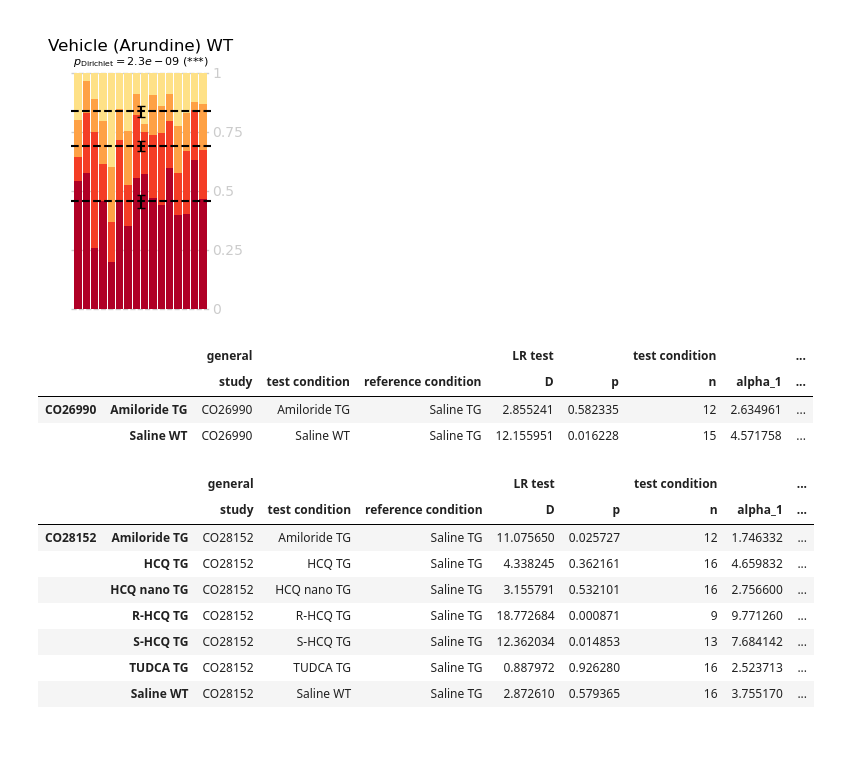
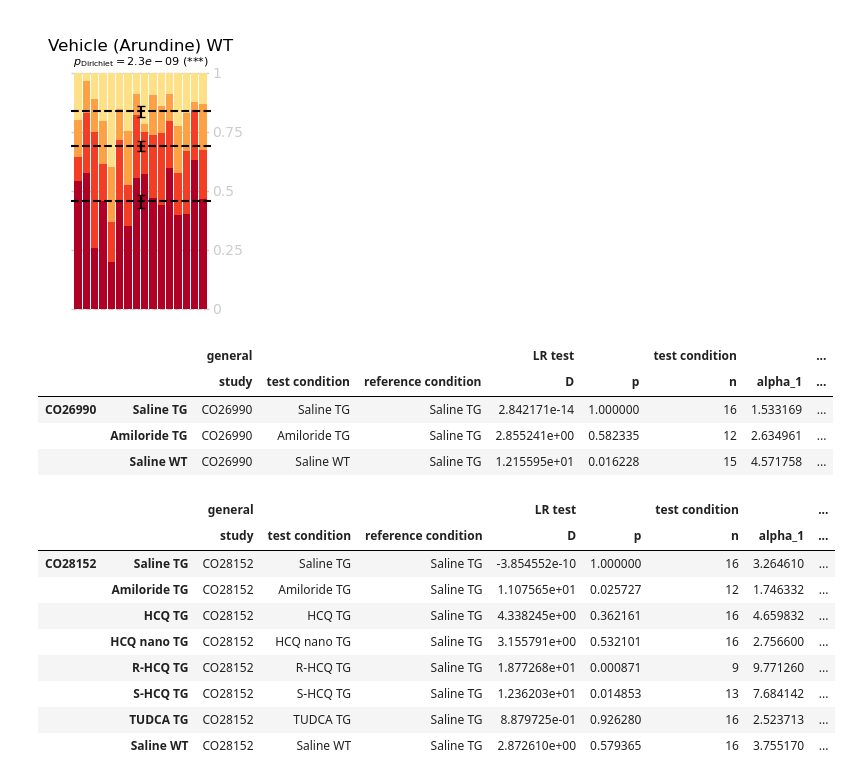
Before and after one commit to attilagk/CTNS-notebook, a Jupyter notebook: 2024-06-26-mwm-test-probe-CO28154/2024-06-26-mwm-test-probe-CO28154.ipynb, the cells around one changed output. Cells and saved outputs as stored; diff of their text form; code cells hidden in the pictures; blank space fills up the shorter version.

```diff
--- a/2024-06-26-mwm-test-probe-CO28154/2024-06-26-mwm-test-probe-CO28154.ipynb
+++ b/2024-06-26-mwm-test-probe-CO28154/2024-06-26-mwm-test-probe-CO28154.ipynb
@@ -247,7 +247,7 @@ def test_same_distro(comparisons, data=data_CO26990, study='CO26990'):
 #test_same_distro_one('Saline WT', 'Saline TG', data=data_CO26990)
 
 comparisons_CO26990 = np.array([
-    #['Saline TG', 'Saline TG'],
+    ['Saline TG', 'Saline TG'],
     ['Amiloride TG', 'Saline TG'],
     ['Saline WT', 'Saline TG'],
 ])
@@ -257,30 +257,33 @@ results_CO26990
 # %% [output]
 |  |  | general |  |  | LR test |  | test condition |  | ... |
 |  |  | study | test condition | reference condition | D | p | n | alpha_1 | ... |
-| CO26990 | Amiloride TG | CO26990 | Amiloride TG | Saline TG | 2.855241 | 0.582335 | 12 | 2.634961 | ... |
-|  | Saline WT | CO26990 | Saline WT | Saline TG | 12.155951 | 0.016228 | 15 | 4.571758 | ... |
+| CO26990 | Saline TG | CO26990 | Saline TG | Saline TG | 2.842171e-14 | 1.000000 | 16 | 1.533169 | ... |
+|  | Amiloride TG | CO26990 | Amiloride TG | Saline TG | 2.855241e+00 | 0.582335 | 12 | 2.634961 | ... |
+|  | Saline WT | CO26990 | Saline WT | Saline TG | 1.215595e+01 | 0.016228 | 15 | 4.571758 | ... |
 # %%
 comparisons_CO28152 = np.array([
+    ['Saline TG', 'Saline TG'],
     ['Amiloride TG', 'Saline TG'],
     ['HCQ TG', 'Saline TG'],
     ['HCQ nano TG', 'Saline TG'],
     ['R-HCQ TG', 'Saline TG'],
     ['S-HCQ TG', 'Saline TG'],
     ['TUDCA TG', 'Saline TG'],
     ['Saline WT', 'Saline TG'],
 ])
 
 results_CO28152 = test_same_distro(comparisons_CO28152, data=data_CO28152, study='CO28152')
 results_CO28152
 # %% [output]
 |  |  | general |  |  | LR test |  | test condition |  | ... |
 |  |  | study | test condition | reference condition | D | p | n | alpha_1 | ... |
-| CO28152 | Amiloride TG | CO28152 | Amiloride TG | Saline TG | 11.075650 | 0.025727 | 12 | 1.746332 | ... |
-|  | HCQ TG | CO28152 | HCQ TG | Saline TG | 4.338245 | 0.362161 | 16 | 4.659832 | ... |
-|  | HCQ nano TG | CO28152 | HCQ nano TG | Saline TG | 3.155791 | 0.532101 | 16 | 2.756600 | ... |
-|  | R-HCQ TG | CO28152 | R-HCQ TG | Saline TG | 18.772684 | 0.000871 | 9 | 9.771260 | ... |
-|  | S-HCQ TG | CO28152 | S-HCQ TG | Saline TG | 12.362034 | 0.014853 | 13 | 7.684142 | ... |
-|  | TUDCA TG | CO28152 | TUDCA TG | Saline TG | 0.887972 | 0.926280 | 16 | 2.523713 | ... |
-|  | Saline WT | CO28152 | Saline WT | Saline TG | 2.872610 | 0.579365 | 16 | 3.755170 | ... |
+| CO28152 | Saline TG | CO28152 | Saline TG | Saline TG | -3.854552e-10 | 1.000000 | 16 | 3.264610 | ... |
+|  | Amiloride TG | CO28152 | Amiloride TG | Saline TG | 1.107565e+01 | 0.025727 | 12 | 1.746332 | ... |
+|  | HCQ TG | CO28152 | HCQ TG | Saline TG | 4.338245e+00 | 0.362161 | 16 | 4.659832 | ... |
+|  | HCQ nano TG | CO28152 | HCQ nano TG | Saline TG | 3.155791e+00 | 0.532101 | 16 | 2.756600 | ... |
+|  | R-HCQ TG | CO28152 | R-HCQ TG | Saline TG | 1.877268e+01 | 0.000871 | 9 | 9.771260 | ... |
+|  | S-HCQ TG | CO28152 | S-HCQ TG | Saline TG | 1.236203e+01 | 0.014853 | 13 | 7.684142 | ... |
+|  | TUDCA TG | CO28152 | TUDCA TG | Saline TG | 8.879725e-01 | 0.926280 | 16 | 2.523713 | ... |
+|  | Saline WT | CO28152 | Saline WT | Saline TG | 2.872610e+00 | 0.579365 | 16 | 3.755170 | ... |
 # %%
 comparisons_CO28154 = np.array([
```
Also changed, not shown: parts of 6 cells of this notebook, 1 other file.
